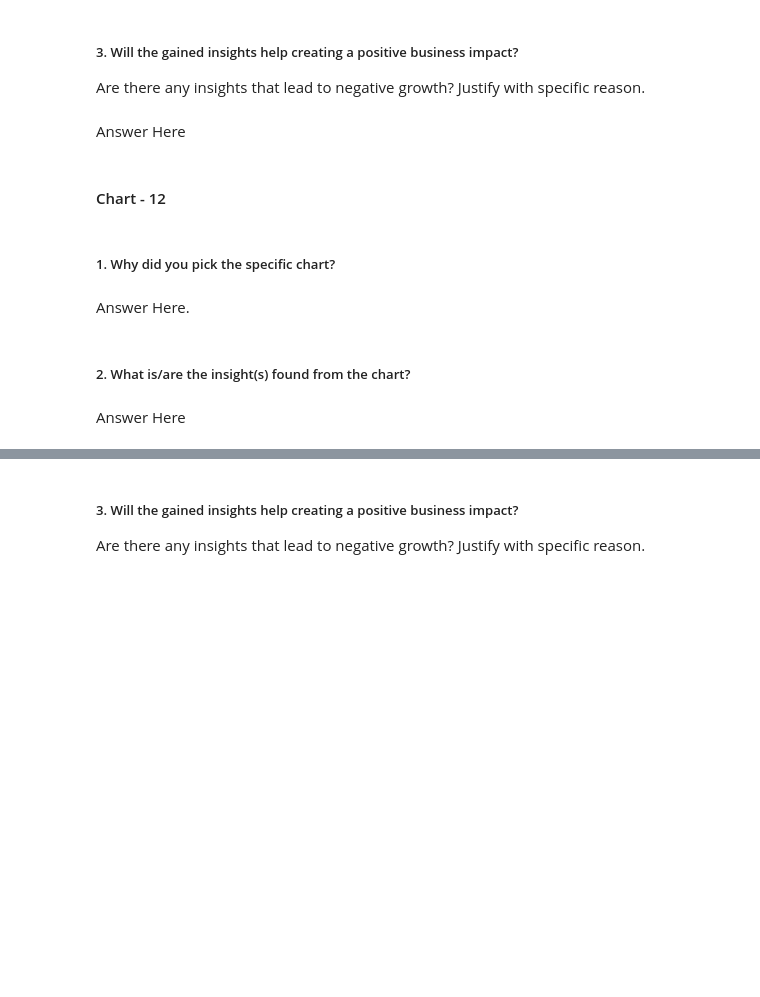
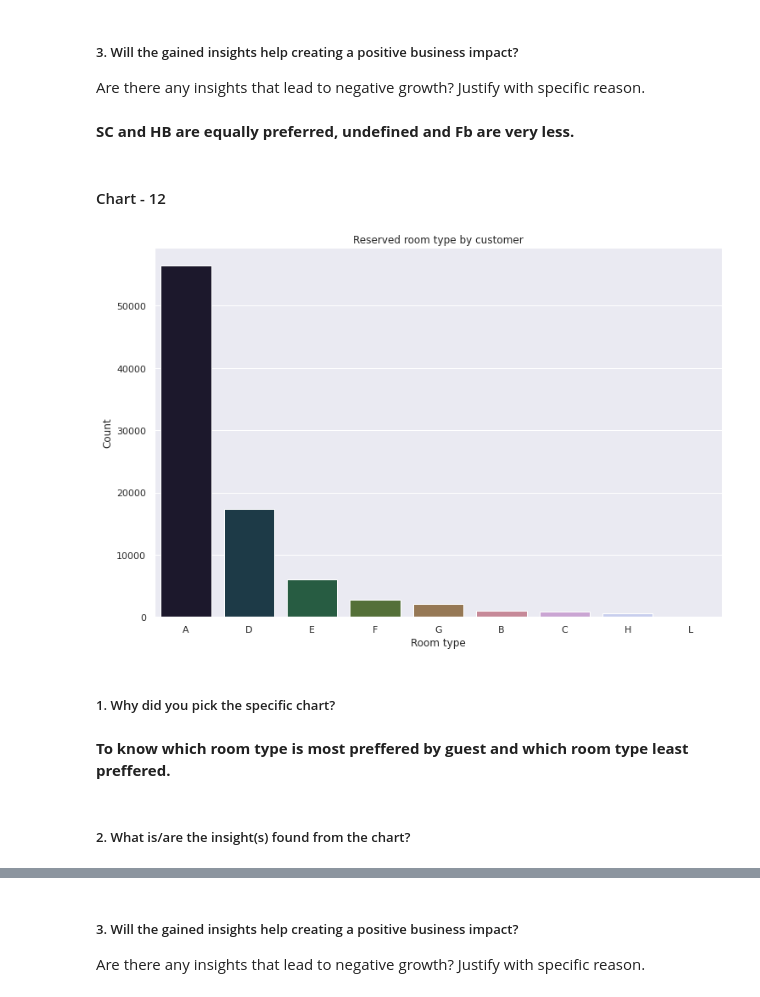
Before and after one commit to akshayghuge777/Hotel_Booking_Analysis., a Jupyter notebook: Akshay_Hotel_Booking_Analysis.ipynb, the cells around one changed output, grey strips where cells are left out. Drawn from its saved outputs; the diff is of its cells as text; code cells hidden in the pictures; blank space fills up the shorter version.

```diff
--- a/Akshay_Hotel_Booking_Analysis.ipynb
+++ b/Akshay_Hotel_Booking_Analysis.ipynb
@@ -942,7 +1014,7 @@ Answer Here
 # %% [markdown]
 ##### 3. Will the gained insights help creating a positive business impact?
 Are there any insights that lead to negative growth? Justify with specific reason.
-# %% [markdown]
-Answer Here
+# %% [markdown]
+**SC and HB are equally preferred, undefined and Fb are very less.**
 # %% [markdown]
 #### Chart - 12
@@ -951,8 +1021,15 @@ Answer Here
+# %%
+# Chart - 12 visualization code
+plt.figure(figsize=(12,8))
+sns.barplot(x=Hotel_data_df_1['reserved_room_type'].value_counts().keys(),y=Hotel_data_df_1['reserved_room_type'].value_counts(),palette="cubehelix")
+plt.xlabel('Room type')
+plt.ylabel('Count')
+plt.title('Reserved room type by customer');
+# %% [output]
+[figure, added]
 # %% [markdown]
 ##### 1. Why did you pick the specific chart?
-# %% [markdown]
-Answer Here.
+# %% [markdown]
+**To know which room type is most preffered by guest and which room type least preffered.**
 # %% [markdown]
 ##### 2. What is/are the insight(s) found from the chart?
-# %% [markdown]
-Answer Here
```
Also changed, not shown: parts of 30 cells of this notebook.
